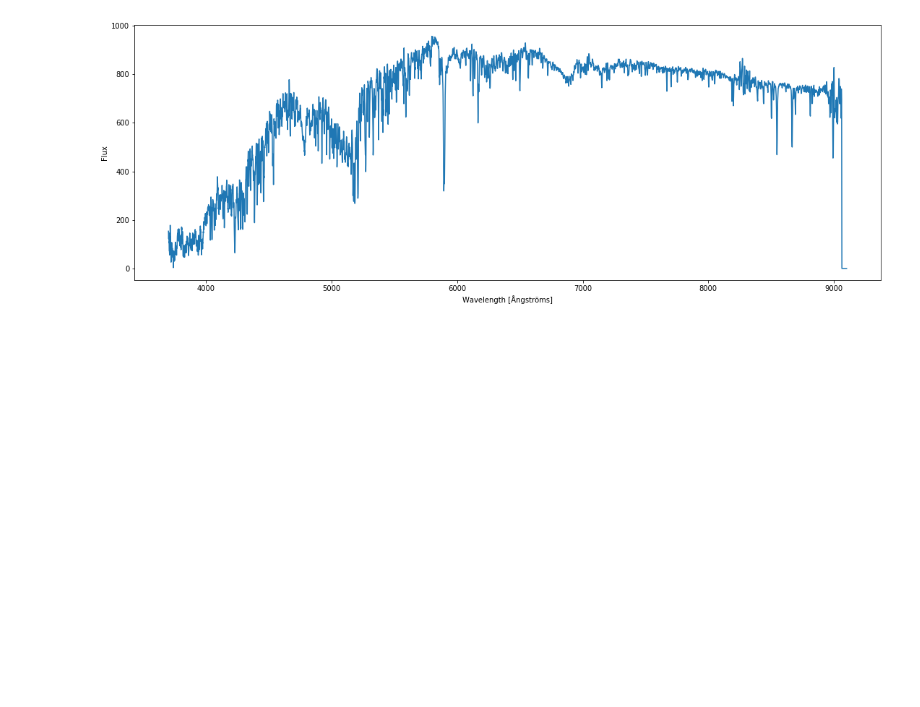
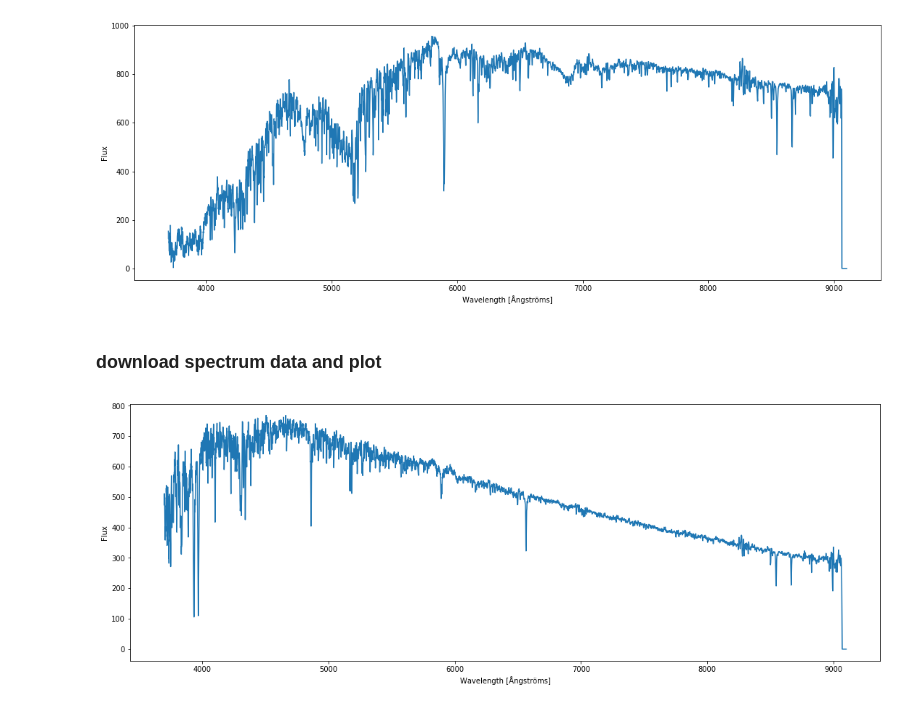
Before and after one commit to fandongwei/pylamost, a Jupyter notebook: pylamost-test.ipynb, the cells around one changed output. Saved outputs shown, nothing was run; the diff lists cells and outputs as text; code cells hidden in the pictures; blank space fills up the shorter version.

Commit message:
add downloadAndPlotSpectrum(), simplify getInfo()

```diff
--- a/pylamost-test.ipynb
+++ b/pylamost-test.ipynb
@@ -80,3 +134,9 @@ wavelength, specflux, spec_smooth_7, spec_smooth_15=lm.readFits('spec-57278-EG22
 lm.plotFits('spec-57278-EG224429N215706B01_sp01-001.fits.gz')
 # %% [output]
 [figure]
+# %% [markdown]
+### download spectrum data and plot
+# %%
+lm.downloadAndPlotSpectrum('353301007')
+# %% [output]
+[figure, added]
```
Also changed, not shown: parts of 21 cells of this notebook, 2 other files.
